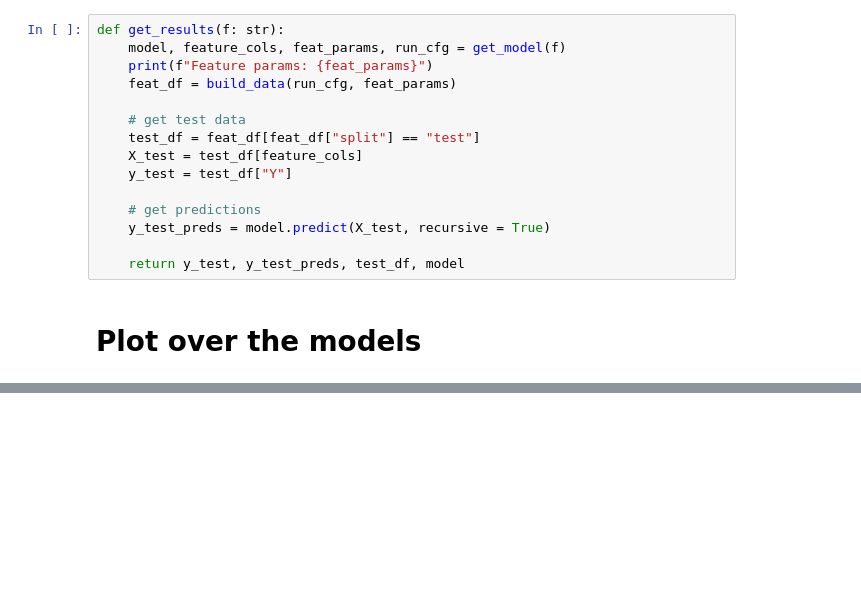
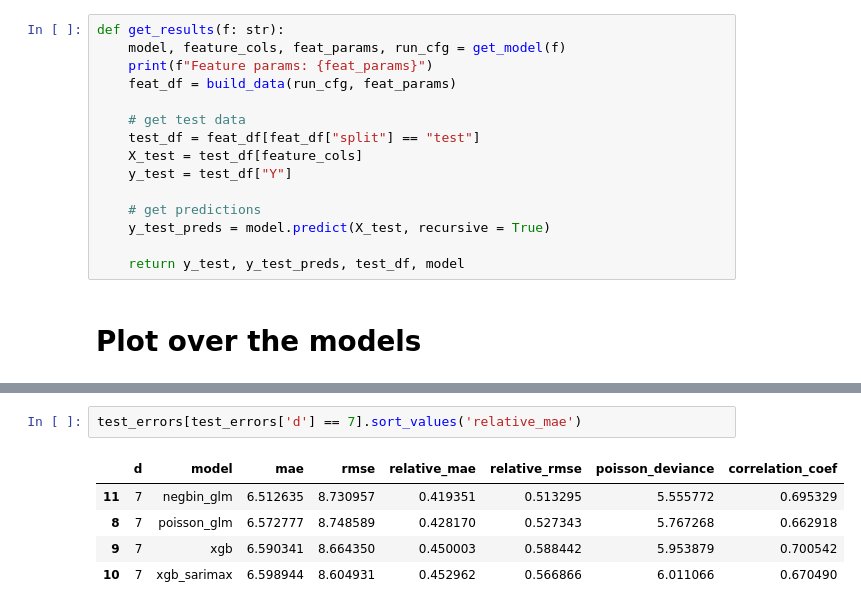
Before and after one commit to Erdos-Projects/spring-2026-dc-311, a Jupyter notebook: debug_sarimax.ipynb, the cells around one changed output, grey strips where cells are left out. Saved outputs shown, nothing was run; the diff lists cells and outputs as text; blank space fills up the shorter version.

```diff
--- a/debug_sarimax.ipynb
+++ b/debug_sarimax.ipynb
@@ -145,0 +158,8 @@ test_errors
+# %%
+test_errors[test_errors['d'] == 7].sort_values('relative_mae')
+# %% [output]
+|  | d | model | mae | rmse | relative_mae | relative_rmse | poisson_deviance | correlation_coef |
+| 11 | 7 | negbin_glm | 6.512635 | 8.730957 | 0.419351 | 0.513295 | 5.555772 | 0.695329 |
+| 8 | 7 | poisson_glm | 6.572777 | 8.748589 | 0.428170 | 0.527343 | 5.767268 | 0.662918 |
+| 9 | 7 | xgb | 6.590341 | 8.664350 | 0.450003 | 0.588442 | 5.953879 | 0.700542 |
+| 10 | 7 | xgb_sarimax | 6.598944 | 8.604931 | 0.452962 | 0.566866 | 6.011066 | 0.670490 |
```
Also changed, not shown: parts of 6 cells of this notebook, 7 other files.
